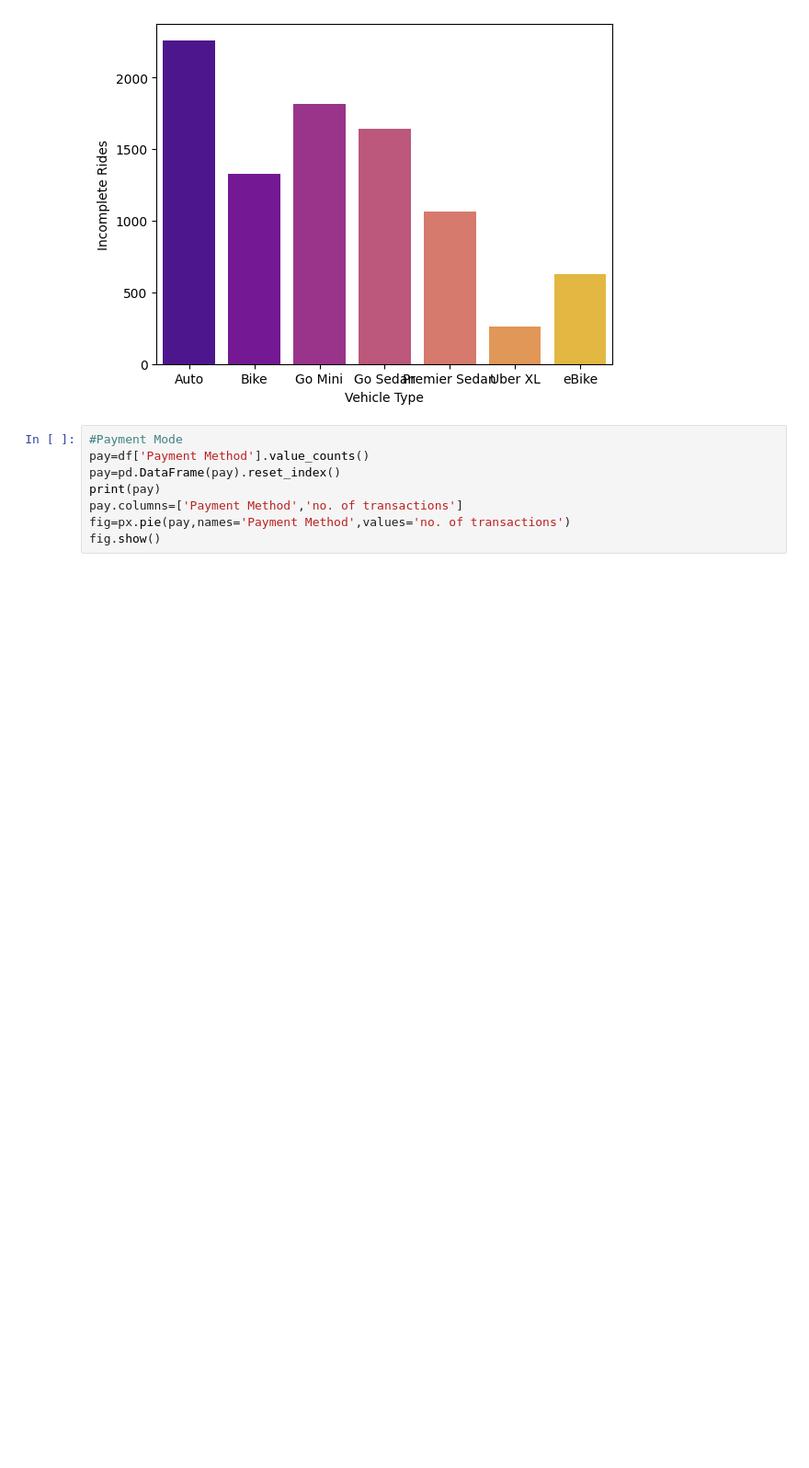
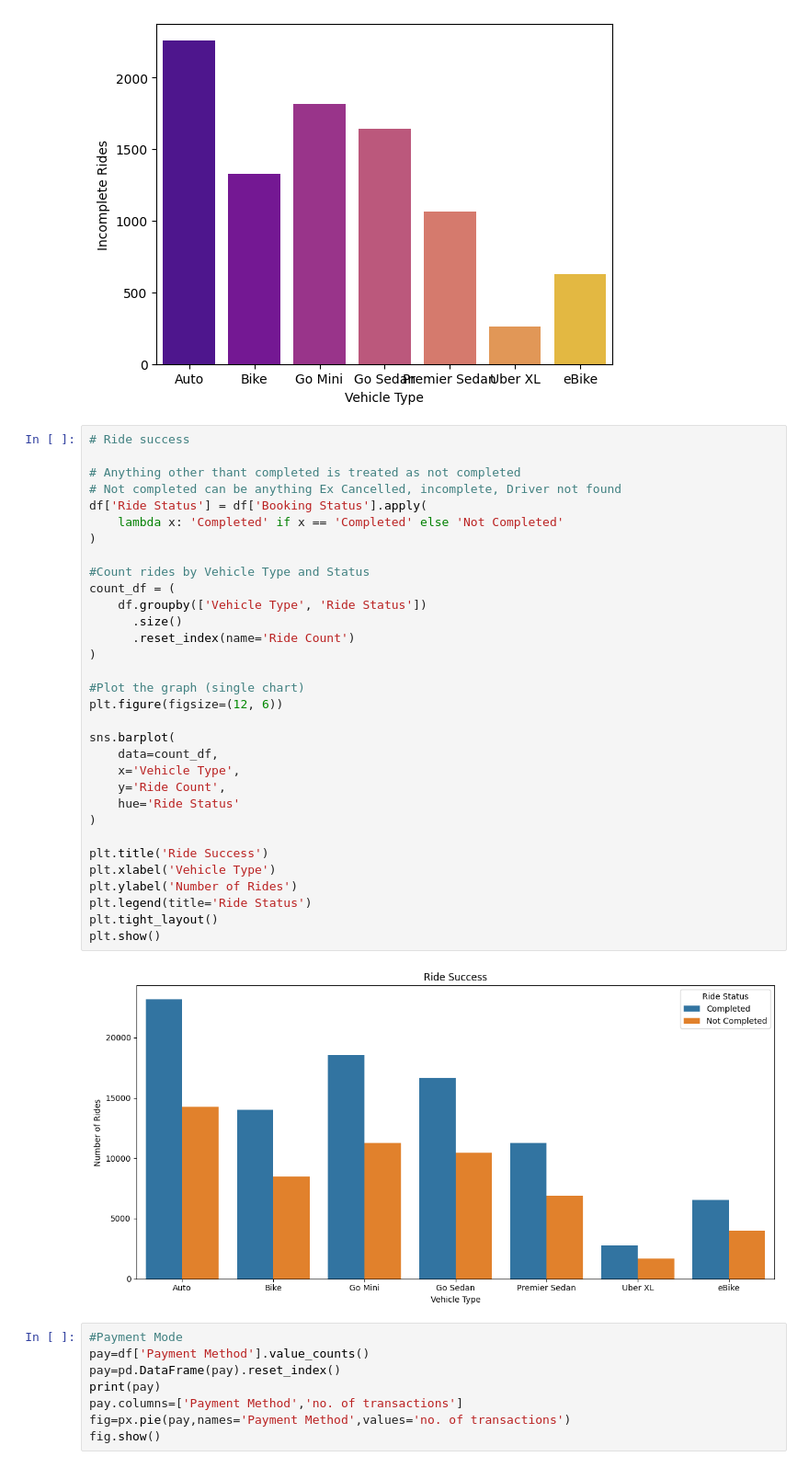
Before and after one commit to shri4916/EDA_Project_Uber, a Jupyter notebook: Uber_Go.ipynb, the cells around one changed output. Shown: that part at 92% size. Drawn from its saved outputs; the diff is of its cells as text; blank space fills up the shorter version.

```diff
--- a/Uber_Go.ipynb
+++ b/Uber_Go.ipynb
@@ -85,6 +173,40 @@ fig=sns.barplot(x='Vehicle Type',y='Incomplete Rides',data=incomplete_ride,palet
 6          eBike    1.0               630
 Passing `palette` without assigning `hue` is deprecated and will be removed in v0.14.0. Assign the `x` variable to `hue` and set `legend=False` for the same effect.
 [figure]
+# %%
+# Ride success
+
+# Anything other thant completed is treated as not completed
+# Not completed can be anything Ex Cancelled, incomplete, Driver not found
+df['Ride Status'] = df['Booking Status'].apply(
+    lambda x: 'Completed' if x == 'Completed' else 'Not Completed'
+)
+
+#Count rides by Vehicle Type and Status
+count_df = (
+    df.groupby(['Vehicle Type', 'Ride Status'])
+      .size()
+      .reset_index(name='Ride Count')
+)
+
+#Plot the graph (single chart)
+plt.figure(figsize=(12, 6))
+
+sns.barplot(
+    data=count_df,
+    x='Vehicle Type',
+    y='Ride Count',
+    hue='Ride Status'
+)
+
+plt.title('Ride Success')
+plt.xlabel('Vehicle Type')
+plt.ylabel('Number of Rides')
+plt.legend(title='Ride Status')
+plt.tight_layout()
+plt.show()
+# %% [output]
+[figure, added]
 # %%
 #Payment Mode
 pay=df['Payment Method'].value_counts()
```
Also changed, not shown: parts of 15 cells of this notebook.
